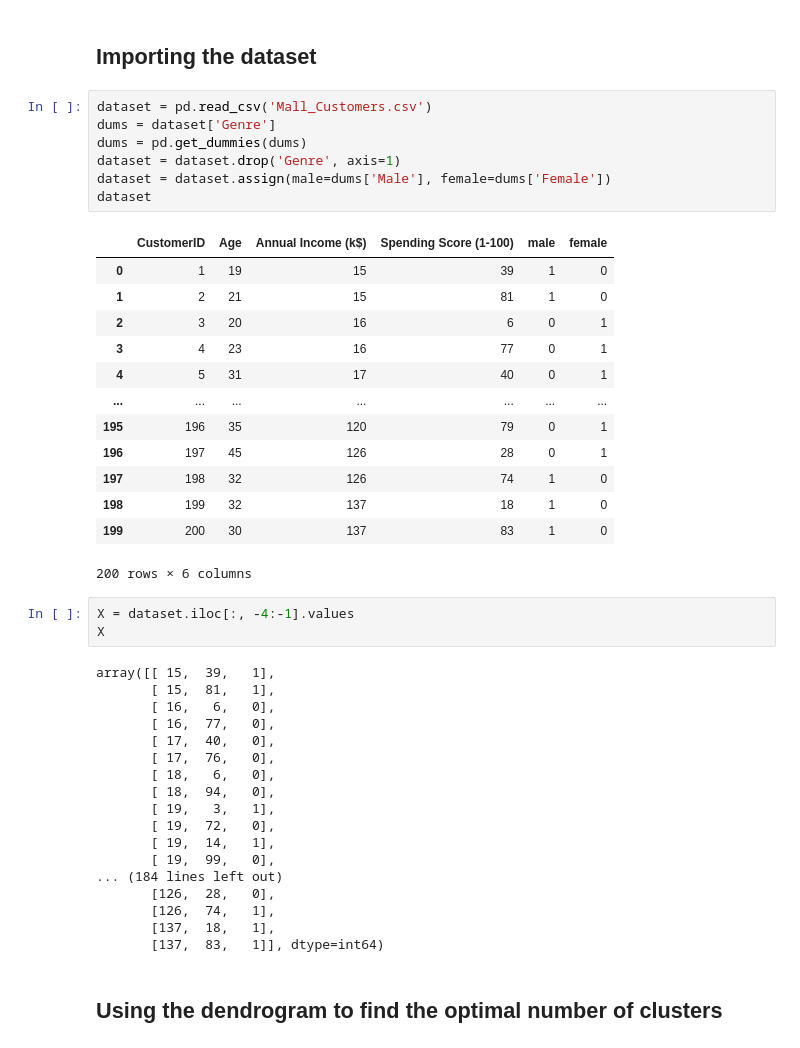
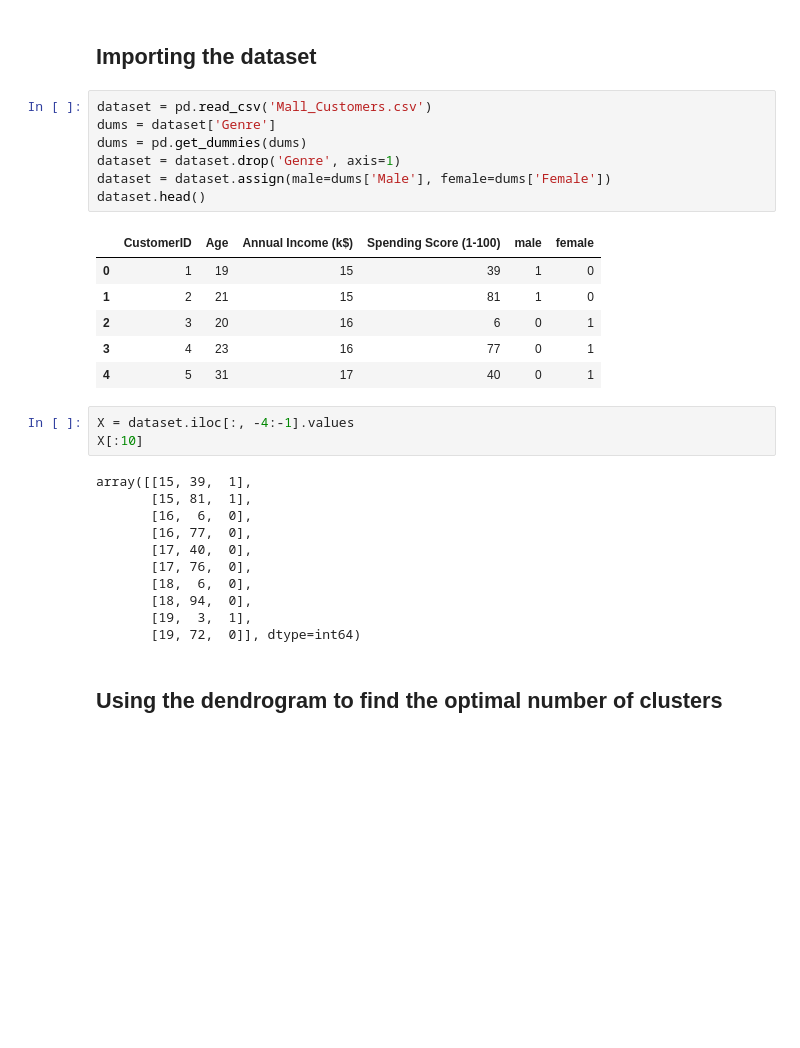
Before and after one commit to amitchen93/hierarchical_clustering, a Jupyter notebook: hierarchical_clustering.ipynb, the cells around one changed output. Saved outputs shown, nothing was run; the diff lists cells and outputs as text; blank space fills up the shorter version.

```diff
--- a/hierarchical_clustering.ipynb
+++ b/hierarchical_clustering.ipynb
@@ -11,45 +11,31 @@ import pandas as pd
 # %%
 dataset = pd.read_csv('Mall_Customers.csv')
 dums = dataset['Genre']
 dums = pd.get_dummies(dums)
 dataset = dataset.drop('Genre', axis=1)
 dataset = dataset.assign(male=dums['Male'], female=dums['Female'])
-dataset
+dataset.head()
 # %% [output]
 |  | CustomerID | Age | Annual Income (k$) | Spending Score (1-100) | male | female |
 | 0 | 1 | 19 | 15 | 39 | 1 | 0 |
 | 1 | 2 | 21 | 15 | 81 | 1 | 0 |
 | 2 | 3 | 20 | 16 | 6 | 0 | 1 |
 | 3 | 4 | 23 | 16 | 77 | 0 | 1 |
 | 4 | 5 | 31 | 17 | 40 | 0 | 1 |
-| ... | ... | ... | ... | ... | ... | ... |
-| 195 | 196 | 35 | 120 | 79 | 0 | 1 |
-| 196 | 197 | 45 | 126 | 28 | 0 | 1 |
-| 197 | 198 | 32 | 126 | 74 | 1 | 0 |
-| 198 | 199 | 32 | 137 | 18 | 1 | 0 |
-| 199 | 200 | 30 | 137 | 83 | 1 | 0 |
-200 rows × 6 columns
 # %%
 X = dataset.iloc[:, -4:-1].values
-X
+X[:10]
 # %% [output]
-array([[ 15,  39,   1],
-       [ 15,  81,   1],
-       [ 16,   6,   0],
-       [ 16,  77,   0],
-       [ 17,  40,   0],
-       [ 17,  76,   0],
-       [ 18,   6,   0],
-       [ 18,  94,   0],
-       [ 19,   3,   1],
-       [ 19,  72,   0],
-       [ 19,  14,   1],
-       [ 19,  99,   0],
-... (184 lines left out)
-       [126,  28,   0],
-       [126,  74,   1],
-       [137,  18,   1],
-       [137,  83,   1]], dtype=int64)
+array([[15, 39,  1],
+       [15, 81,  1],
+       [16,  6,  0],
+       [16, 77,  0],
+       [17, 40,  0],
+       [17, 76,  0],
+       [18,  6,  0],
+       [18, 94,  0],
+       [19,  3,  1],
+       [19, 72,  0]], dtype=int64)
 # %% [markdown]
 ## Using the dendrogram to find the optimal number of clusters
 # %%
```
